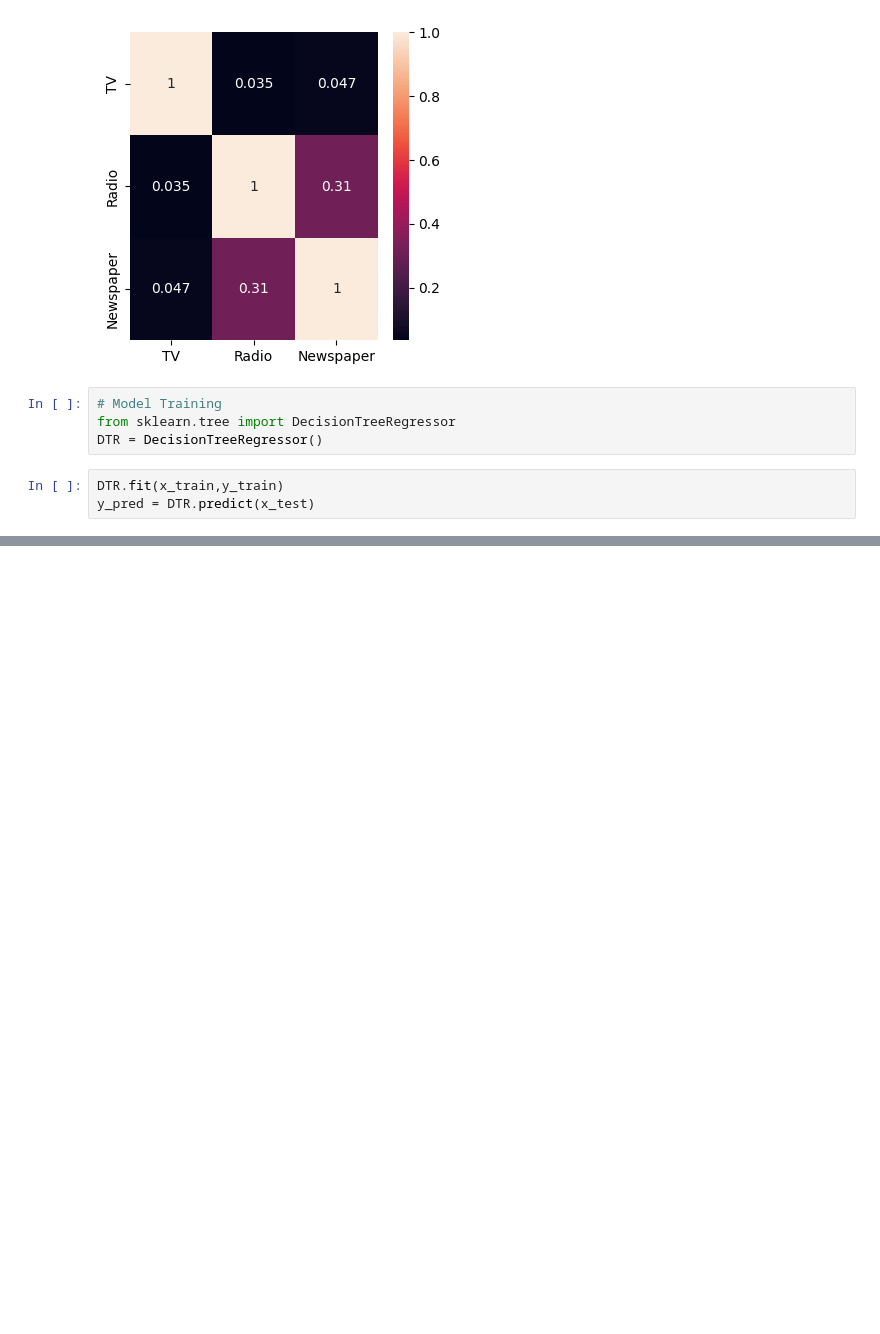
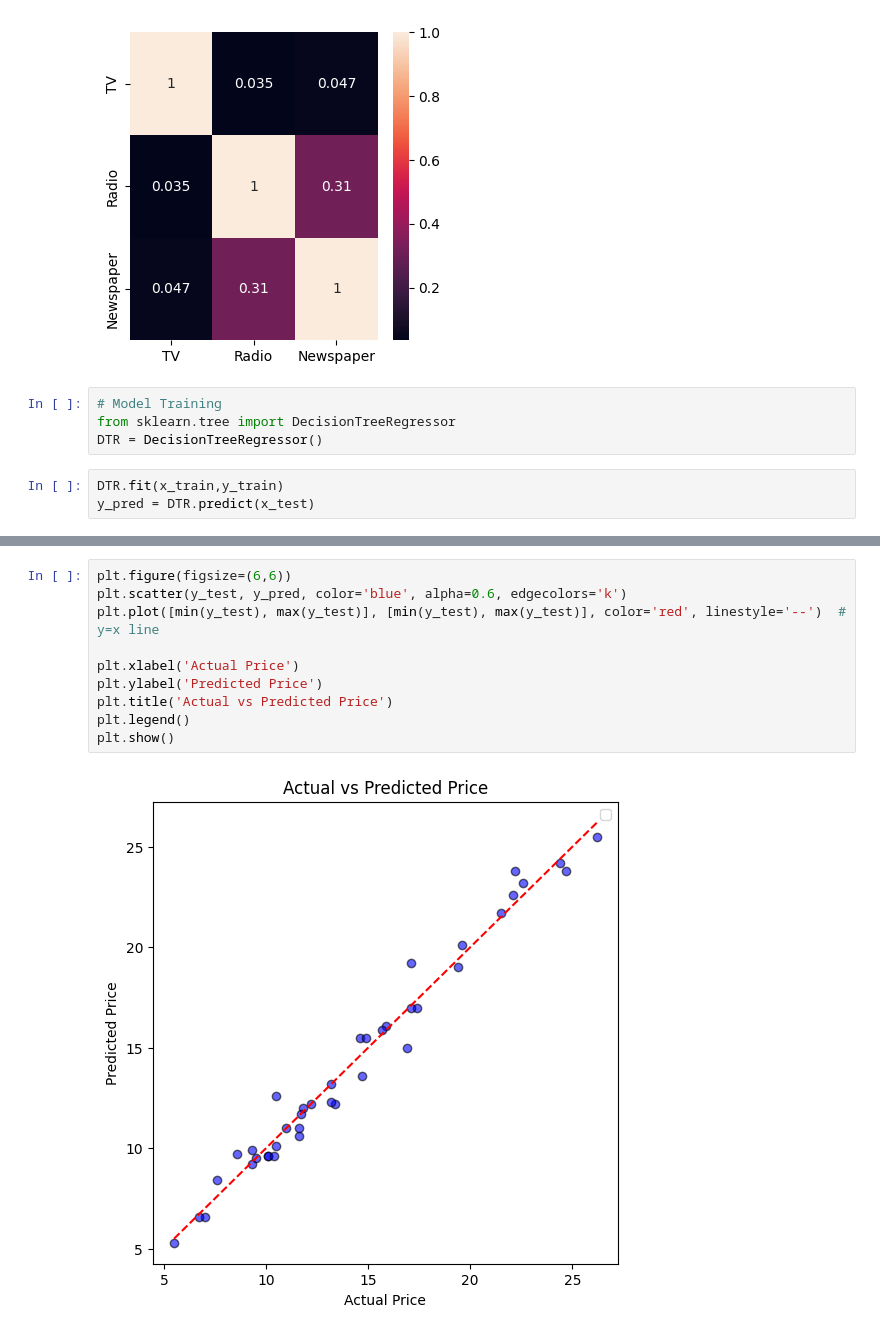
Before and after one commit to asquar29/Sales-ML, a Jupyter notebook: adver.ipynb, the cells around one changed output, grey strips where cells are left out. Drawn from its saved outputs; the diff is of its cells as text; blank space fills up the shorter version.

```diff
--- a/adver.ipynb
+++ b/adver.ipynb
@@ -121,0 +122,12 @@ RMSE:  0.832766473868875
+# %%
+plt.figure(figsize=(6,6))
+plt.scatter(y_test, y_pred, color='blue', alpha=0.6, edgecolors='k')
+plt.plot([min(y_test), max(y_test)], [min(y_test), max(y_test)], color='red', linestyle='--')  # y=x line
+
+plt.xlabel('Actual Price')
+plt.ylabel('Predicted Price')
+plt.title('Actual vs Predicted Price')
+plt.legend()
+plt.show()
+# %% [output]
+[figure, added]
```
Also changed, not shown: parts of 1 cell of this notebook.
